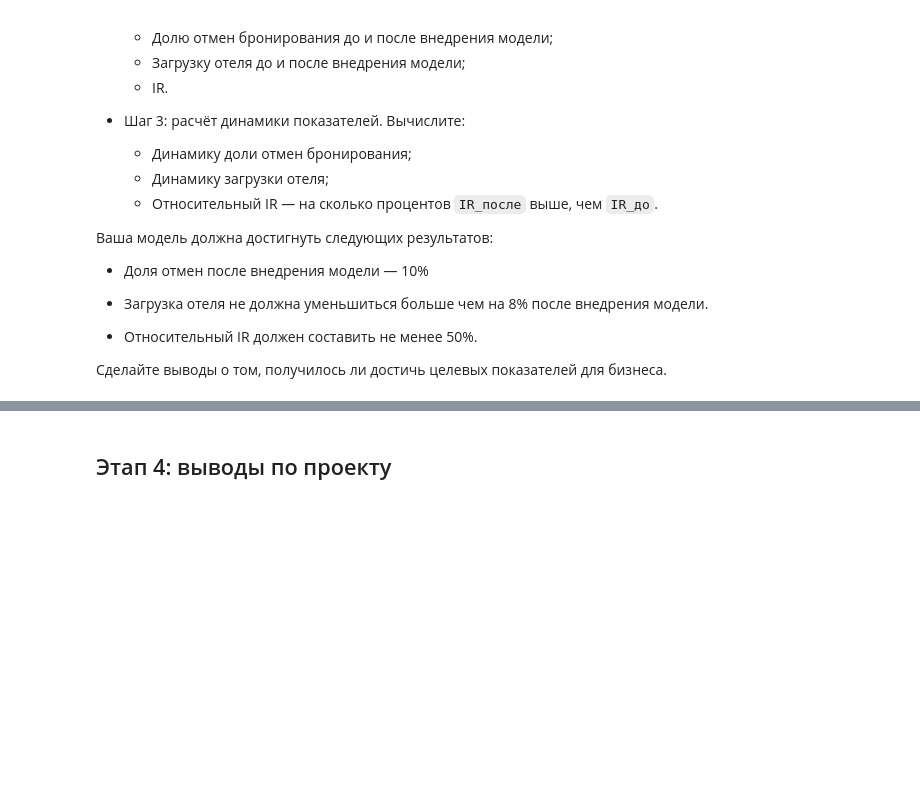
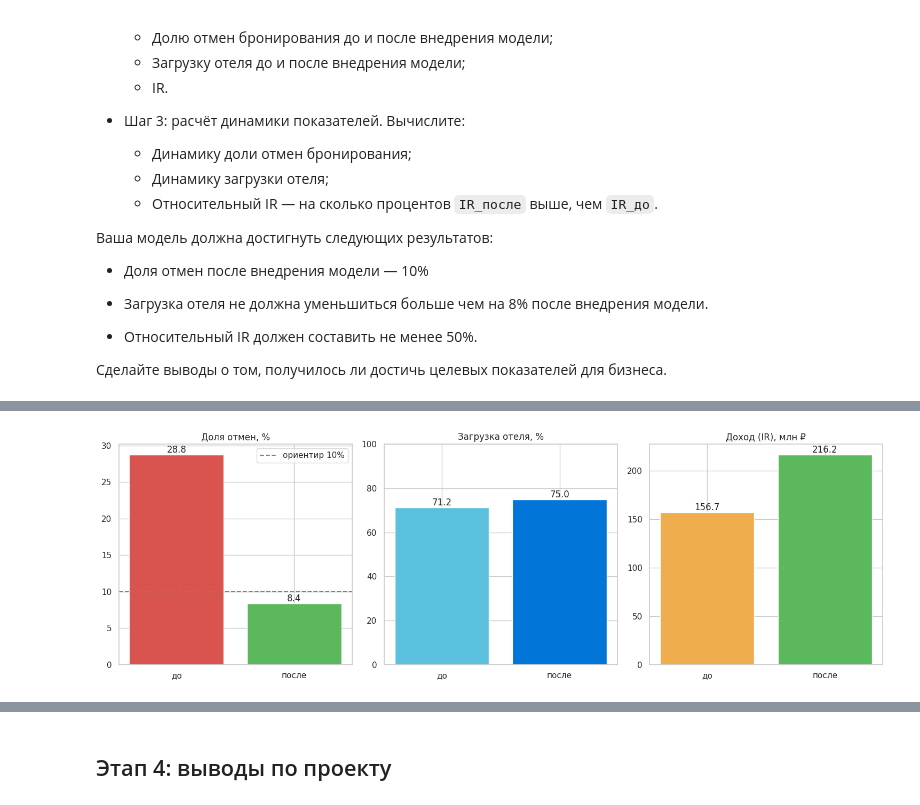
Before and after one commit to 2Myaka2/DataScience_projects, a Jupyter notebook: project4_final.ipynb, the cells around one changed output, grey strips where cells are left out. Drawn from its saved outputs; the diff is of its cells as text; code cells hidden in the pictures; blank space fills up the shorter version.

```diff
--- a/project4_final.ipynb
+++ b/project4_final.ipynb
@@ -2419,0 +2537,27 @@ print(f"Доля важности структурных + OHE: "
+# %%
+fig, axes = plt.subplots(1, 3, figsize=(15, 5))
+
+axes[0].bar(["до", "после"], [cancel_rate_before * 100, cancel_rate_after * 100],
+            color=["#d9534f", "#5cb85c"])
+axes[0].axhline(10, color="gray", ls="--", label="ориентир 10%")
+axes[0].set_title("Доля отмен, %")
+axes[0].legend()
+
+axes[1].bar(["до", "после"], [occupancy_before * 100, occupancy_after * 100],
+            color=["#5bc0de", "#0275d8"])
+axes[1].set_title("Загрузка отеля, %")
+axes[1].set_ylim(0, 100)
+
+axes[2].bar(["до", "после"], [ir_before / 1e6, ir_after / 1e6],
+            color=["#f0ad4e", "#5cb85c"])
+axes[2].set_title("Доход (IR), млн ₽")
+
+for ax in axes:
+    for p in ax.patches:
+        ax.annotate(f"{p.get_height():.1f}",
+                    (p.get_x() + p.get_width() / 2, p.get_height()),
+                    ha="center", va="bottom")
+plt.tight_layout()
+plt.show()
+# %% [output]
+[figure, added]
```
Also changed, not shown: parts of 12 cells of this notebook, 8 other files.
